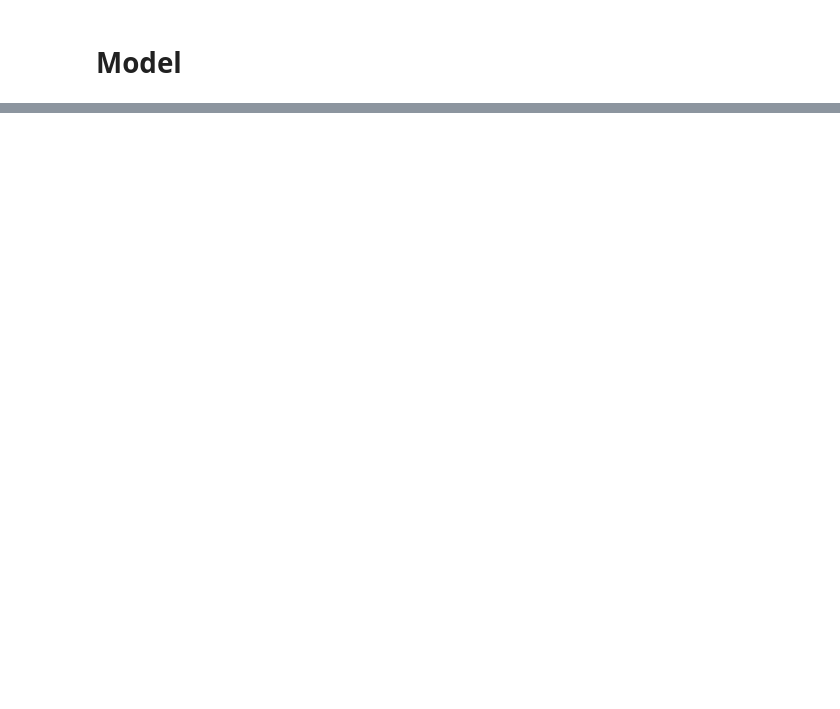
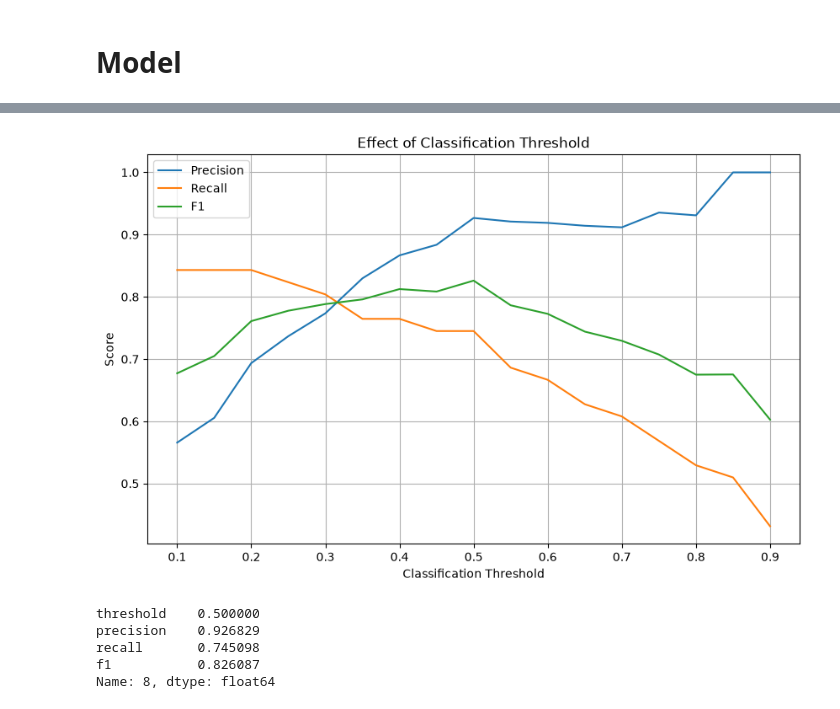
Before and after one commit to Ahmed-Althubyani/industrial-predictive-maintenance, a Jupyter notebook: notebooks/02_model.ipynb, the cells around one changed output, grey strips where cells are left out. Cells and saved outputs as stored; diff of their text form; code cells hidden in the pictures; blank space fills up the shorter version.

```diff
--- a/notebooks/02_model.ipynb
+++ b/notebooks/02_model.ipynb
@@ -102,0 +496,47 @@ X_train.head()
+# %%
+y_prob = best_xgb.predict_proba(X_val)[:, 1]
+# %%
+thresholds = np.arange(0.1, 0.95, 0.05)
+# %%
+results = []
+
+for t in thresholds:
+
+    y_pred = (y_prob >= t).astype(int)
+
+    results.append({
+        "threshold": t,
+        "precision": precision_score(y_val, y_pred),
+        "recall": recall_score(y_val, y_pred),
+        "f1": f1_score(y_val, y_pred),
+    })
+# %%
+threshold_df = pd.DataFrame(results)
+# %%
+plt.figure(figsize=(10, 6))
+
+plt.plot(threshold_df["threshold"], threshold_df["precision"], label="Precision")
+plt.plot(threshold_df["threshold"], threshold_df["recall"], label="Recall")
+plt.plot(threshold_df["threshold"], threshold_df["f1"], label="F1")
+
+plt.xlabel("Classification Threshold")
+plt.ylabel("Score")
+plt.title("Effect of Classification Threshold")
+plt.grid(True)
+plt.legend()
+
+plt.show()
+# %% [output]
+[figure, added]
+# %%
+best = threshold_df.loc[
+    threshold_df["f1"].idxmax()
+]
+
+best
+# %% [output]
+threshold    0.500000
+precision    0.926829
+recall       0.745098
+f1           0.826087
+Name: 8, dtype: float64
```
Also changed, not shown: parts of 72 cells of this notebook, 1 other file.
